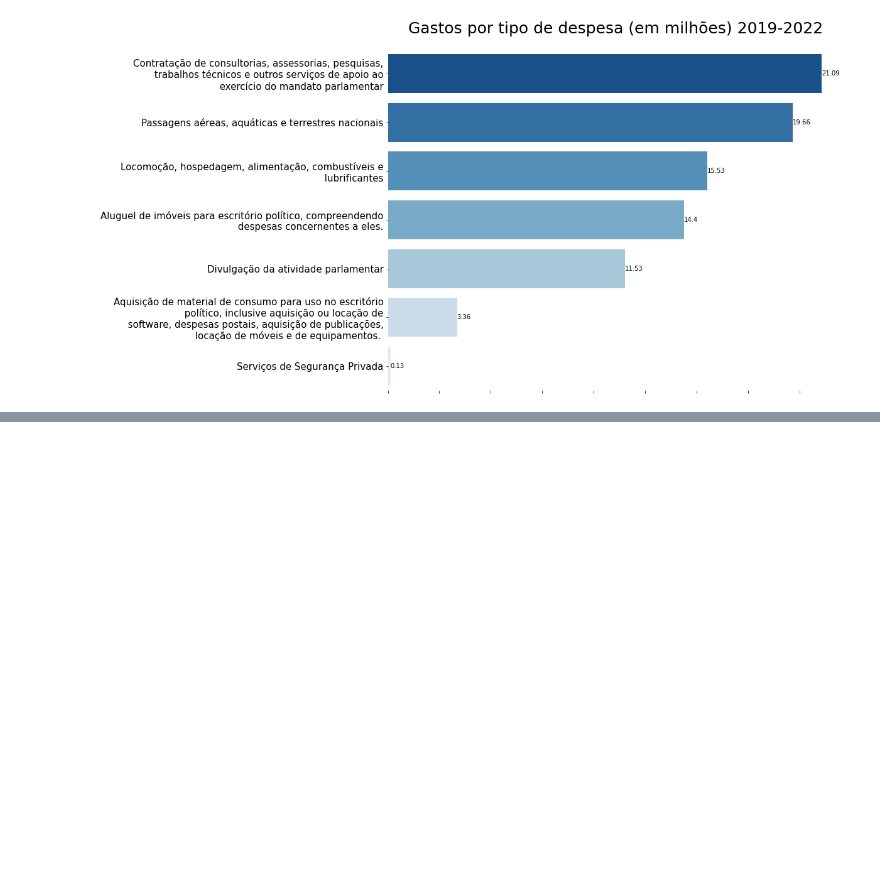
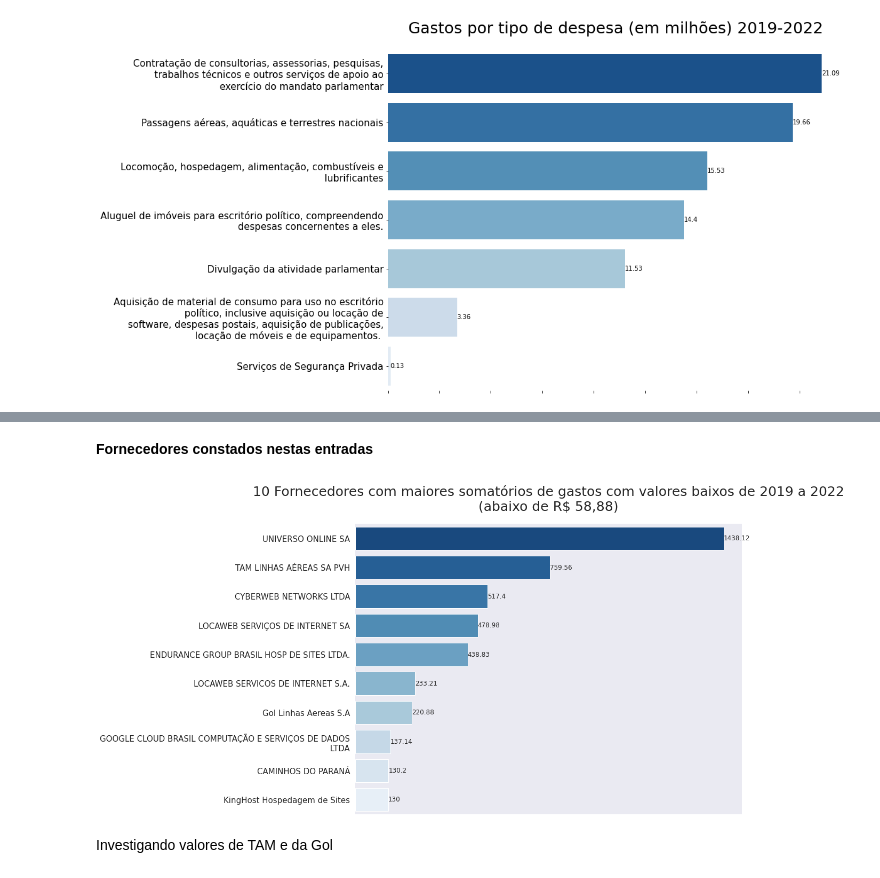
Before and after one commit to Tathy/Pesquisa-reembolsos-CEAPS, a Jupyter notebook: Pesquisa_sobre_dados_do_CEAPS.ipynb, the cells around one changed output, grey strips where cells are left out. Cells and saved outputs as stored; diff of their text form; code cells hidden in the pictures; blank space fills up the shorter version.

```diff
--- a/Pesquisa_sobre_dados_do_CEAPS.ipynb
+++ b/Pesquisa_sobre_dados_do_CEAPS.ipynb
@@ -693,0 +805,10 @@ plota_barras_horizontais(valor_despesas, x = 'valor_total_reembolso', y = 'tipo_
+# %% [markdown]
+**Fornecedores constados nestas entradas**
+# %%
+dados = dados_ceaps.query('ANO >= 2019 and TIPO_DESPESA == @tipo_despesa and VALOR_REEMBOLSADO <= @quantile_5').groupby('FORNECEDOR').sum().sort_values('VALOR_REEMBOLSADO', ascending = False).reset_index().head(10)
+
+plota_barras_horizontais(dados, x = 'VALOR_REEMBOLSADO', y = 'FORNECEDOR', titulo = "10 Fornecedores com maiores somatórios de gastos com valores baixos de 2019 a 2022\n(abaixo de R$ 58,88)")
+# %% [output]
+[figure, added]
+# %% [markdown]
+Investigando valores de TAM e da Gol
```
Also changed, not shown: parts of 32 cells of this notebook.
